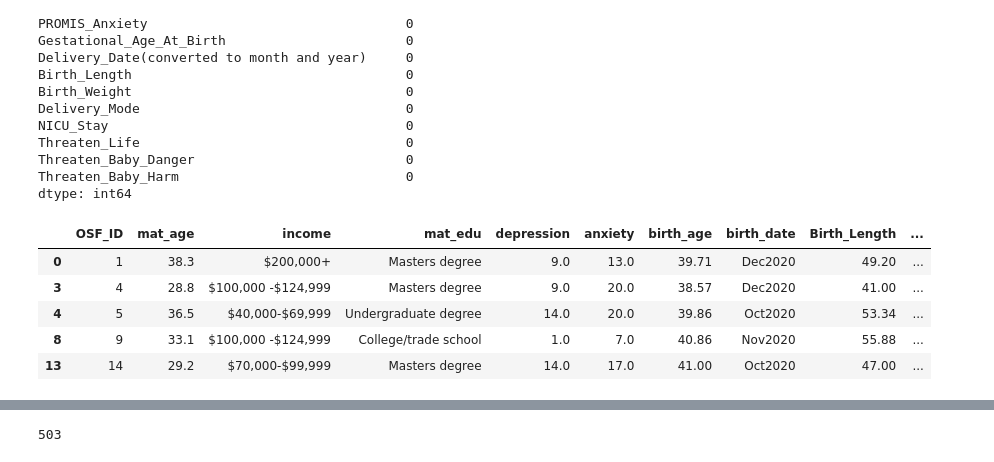
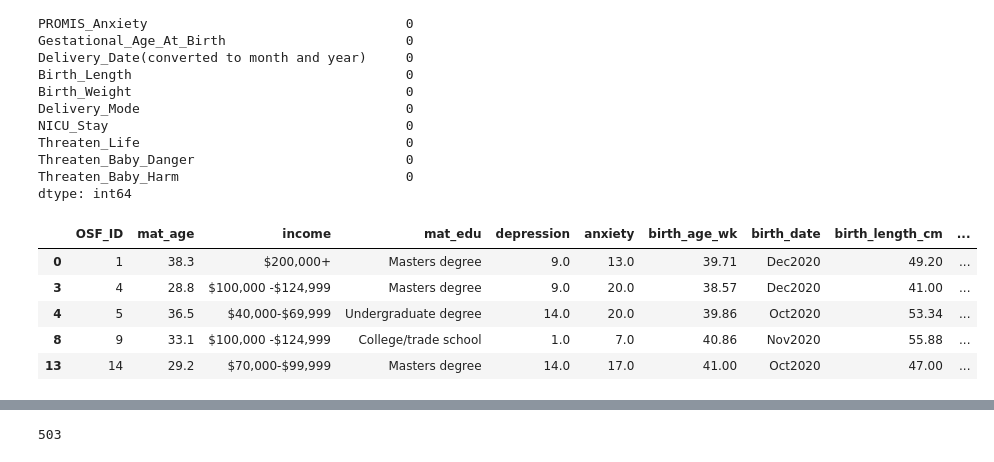
Before and after one commit to jkondo14/Group110_WI24, a Jupyter notebook: FinalProject_Group110_WI24.ipynb, the cells around one changed output, grey strips where cells are left out. Saved outputs shown, nothing was run; the diff lists cells and outputs as text; code cells hidden in the pictures.

```diff
--- a/FinalProject_Group110_WI24.ipynb
+++ b/FinalProject_Group110_WI24.ipynb
@@ -134,13 +134,23 @@ Threaten_Baby_Danger                           0
 Threaten_Baby_Harm                             0
 dtype: int64
 # %%
-df.rename(columns={'Maternal_Age': 'mat_age', 'Household_Income': 'income', 'Maternal_Education': 'mat_edu',
+df.rename(columns={'Maternal_Age': 'mat_age',
+                   'Household_Income': 'income',
+                   'Maternal_Education': 'mat_edu',
                   'Edinburgh_Postnatal_Depression_Scale': 'depression',
-                  'PROMIS_Anxiety': 'anxiety', 'Gestational_Age_At_Birth': 'birth_age',
-                  'Delivery_Date(converted to month and year)': 'birth_date'}, inplace=True)
+                  'PROMIS_Anxiety': 'anxiety',
+                  'Gestational_Age_At_Birth': 'birth_age_wk',
+                  'Delivery_Date(converted to month and year)': 'birth_date',
+                  'Birth_Length': 'birth_length_cm',
+                  'Birth_Weight': 'birth_weight_g',
+                  'Delivery_Mode': 'delivery',
+                  'NICU_Stay': 'NICU',
+                  'Threaten_Life': 'life_danger',
+                  'Threaten_Baby_Danger': 'baby_danger',
+                  'Threaten_Baby_Harm': 'virus_baby_harm'}, inplace=True)
 df.head()
 # %% [output]
-|  | OSF_ID | mat_age | income | mat_edu | depression | anxiety | birth_age | birth_date | Birth_Length | ... |
+|  | OSF_ID | mat_age | income | mat_edu | depression | anxiety | birth_age_wk | birth_date | birth_length_cm | ... |
 | 0 | 1 | 38.3 | $200,000+ | Masters degree | 9.0 | 13.0 | 39.71 | Dec2020 | 49.20 | ... |
 | 3 | 4 | 28.8 | $100,000 -$124,999 | Masters degree | 9.0 | 20.0 | 38.57 | Dec2020 | 41.00 | ... |
 | 4 | 5 | 36.5 | $40,000-$69,999 | Undergraduate degree | 14.0 | 20.0 | 39.86 | Oct2020 | 53.34 | ... |
```
Also changed, not shown: parts of 30 cells of this notebook.
